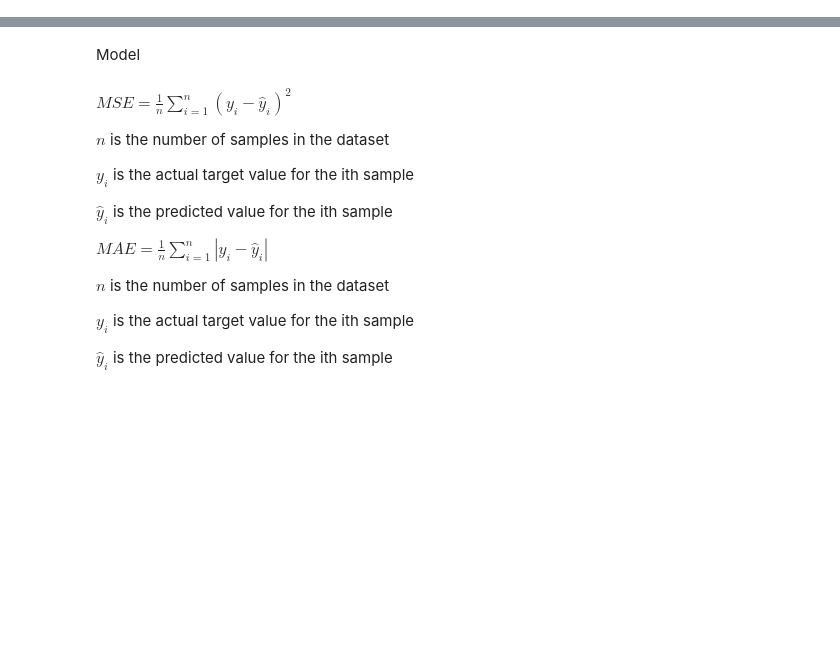
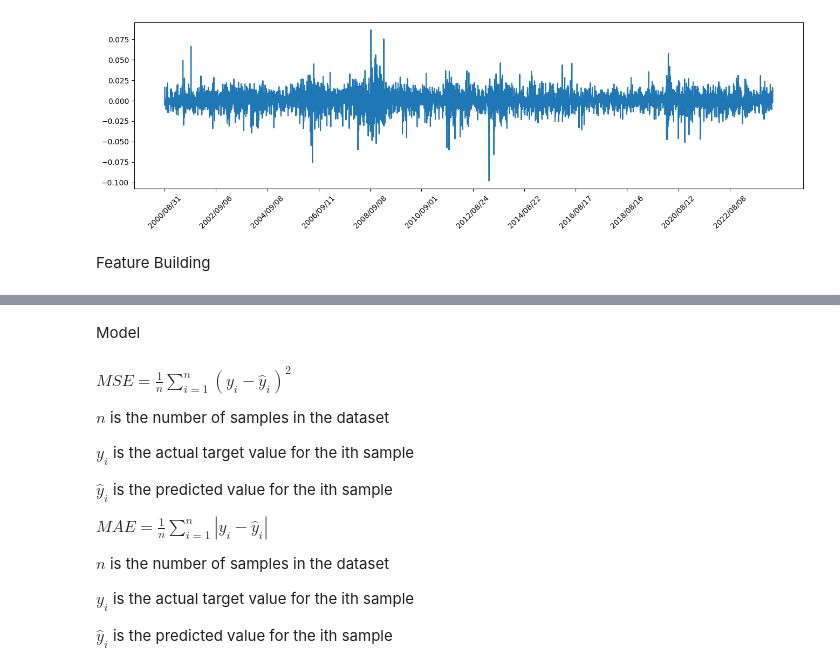
Before and after one commit to kssocha/2024-gold-price-prediction-with-lstm-model, a Jupyter notebook: notebooks/1.0-kss-lstm-model.ipynb, the cells around one changed output, grey strips where cells are left out. Saved outputs shown, nothing was run; the diff lists cells and outputs as text; code cells hidden in the pictures; blank space fills up the shorter version.

```diff
--- a/notebooks/1.0-kss-lstm-model.ipynb
+++ b/notebooks/1.0-kss-lstm-model.ipynb
@@ -6,0 +86,10 @@ from sklearn.preprocessing import MinMaxScaler
+# %%
+df = data_prep(raw_data_path = '/home/kssocha/Desktop/Nauka/portfolio/2024-gold-price-prediction-with-lstm-model/data/raw/2024-04-06_09:28_yf_au_data_.csv')
+plt.figure(1, figsize=(16,4))
+plt.plot(df['log_returns'])
+plt.xticks(range(0, df.shape[0], 500), df['Date'].loc[::500], rotation=45)
+plt.show();
+# %% [output]
+[figure, added]
+# %% [markdown]
+Feature Building
```
Also changed, not shown: parts of 73 cells of this notebook, 7 other files.
